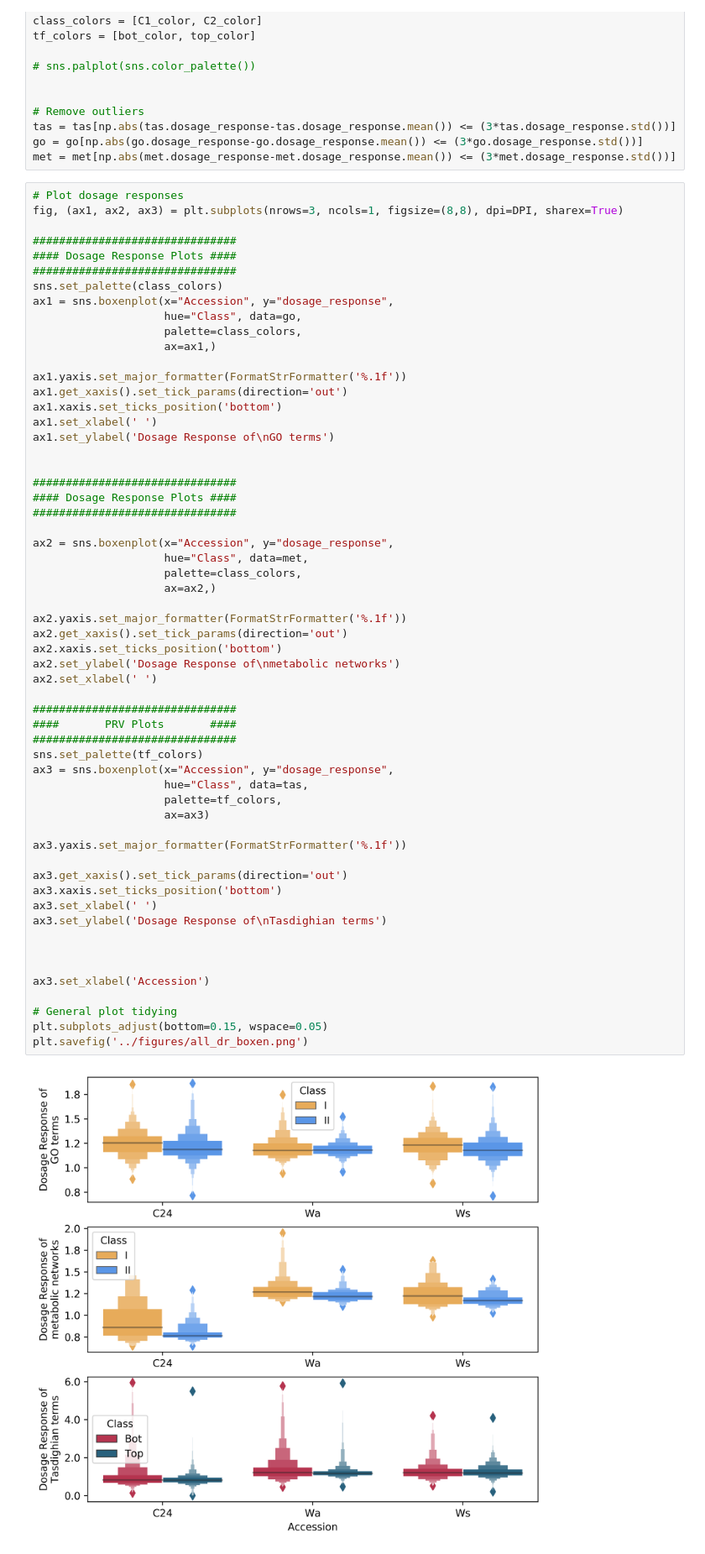
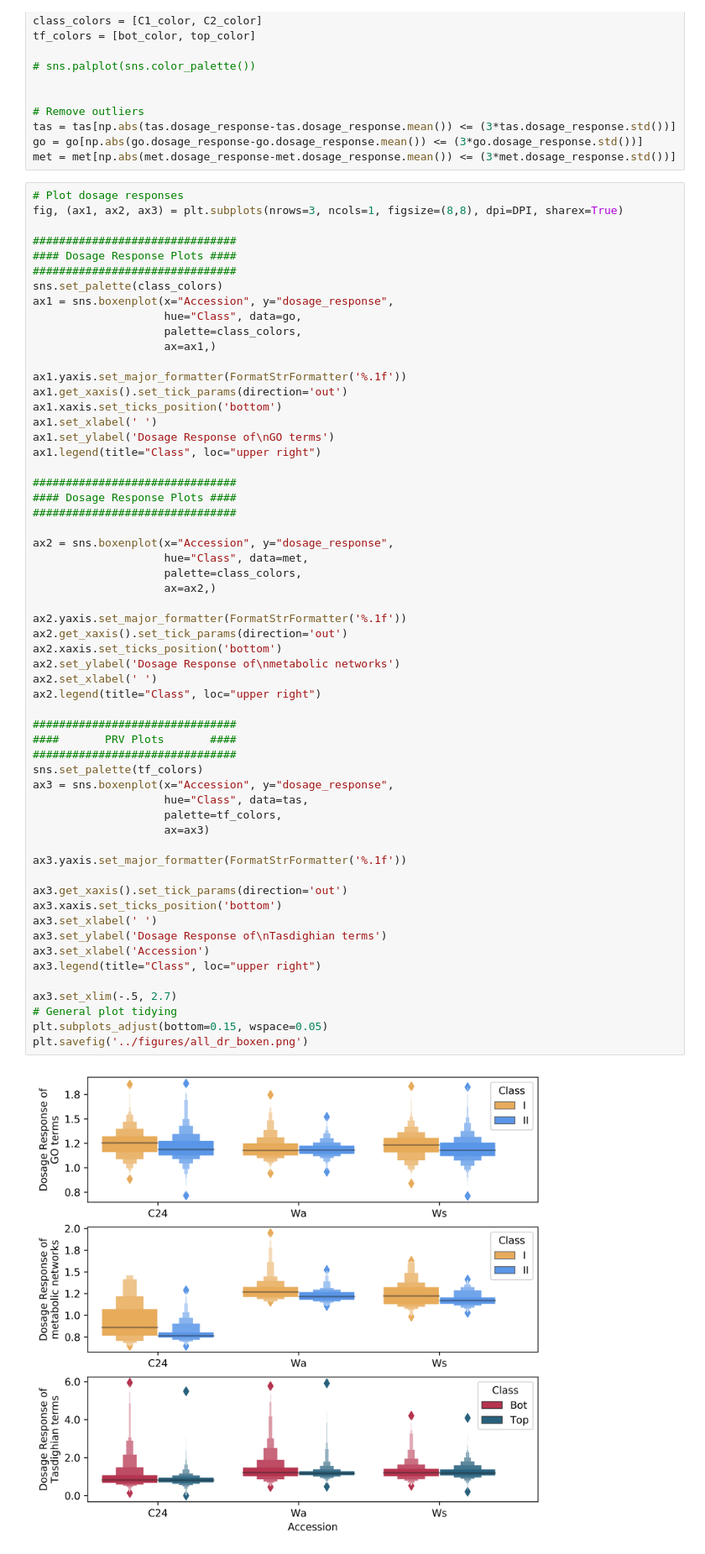
Before and after one commit to barneypotter24/ploidy-seq, a Jupyter notebook: notebooks/all_dosage_response.ipynb, the cells around one changed output. Shown at 84% size. Drawn from its saved outputs; the diff is of its cells as text.

Commit message:
Minor figure updates

```diff
--- a/notebooks/all_dosage_response.ipynb
+++ b/notebooks/all_dosage_response.ipynb
@@ -55,7 +55,7 @@ ax1.get_xaxis().set_tick_params(direction='out')
 ax1.xaxis.set_ticks_position('bottom')
 ax1.set_xlabel(' ')
 ax1.set_ylabel('Dosage Response of\nGO terms')
-
+ax1.legend(title="Class", loc="upper right")
 
 ###############################
 #### Dosage Response Plots ####
@@ -65,38 +65,38 @@ ax2 = sns.boxenplot(x="Accession", y="dosage_response",
                     hue="Class", data=met,
                     palette=class_colors,
                     ax=ax2,)
 
 ax2.yaxis.set_major_formatter(FormatStrFormatter('%.1f'))
 ax2.get_xaxis().set_tick_params(direction='out')
 ax2.xaxis.set_ticks_position('bottom')
 ax2.set_ylabel('Dosage Response of\nmetabolic networks')
 ax2.set_xlabel(' ')
+ax2.legend(title="Class", loc="upper right")
 
 ###############################
 ####       PRV Plots       ####
 ###############################
 sns.set_palette(tf_colors)
 ax3 = sns.boxenplot(x="Accession", y="dosage_response",
                     hue="Class", data=tas,
                     palette=tf_colors,
                     ax=ax3)
 
 ax3.yaxis.set_major_formatter(FormatStrFormatter('%.1f'))
 
 ax3.get_xaxis().set_tick_params(direction='out')
 ax3.xaxis.set_ticks_position('bottom')
 ax3.set_xlabel(' ')
 ax3.set_ylabel('Dosage Response of\nTasdighian terms')
+ax3.set_xlabel('Accession')
+ax3.legend(title="Class", loc="upper right")
 
-
-
-ax3.set_xlabel('Accession')
-
+ax3.set_xlim(-.5, 2.7)
 # General plot tidying
 plt.subplots_adjust(bottom=0.15, wspace=0.05)
 plt.savefig('../figures/all_dr_boxen.png')
 # %% [output]
-[figure, old version]
+[figure, new version]
 # %%
 # Plot dosage responses
 fig, (ax1, ax2, ax3) = plt.subplots(nrows=3, ncols=1, figsize=(8,8), dpi=DPI, sharex=True)
```
Also changed, not shown: parts of 1 cell of this notebook, 6 other files.
